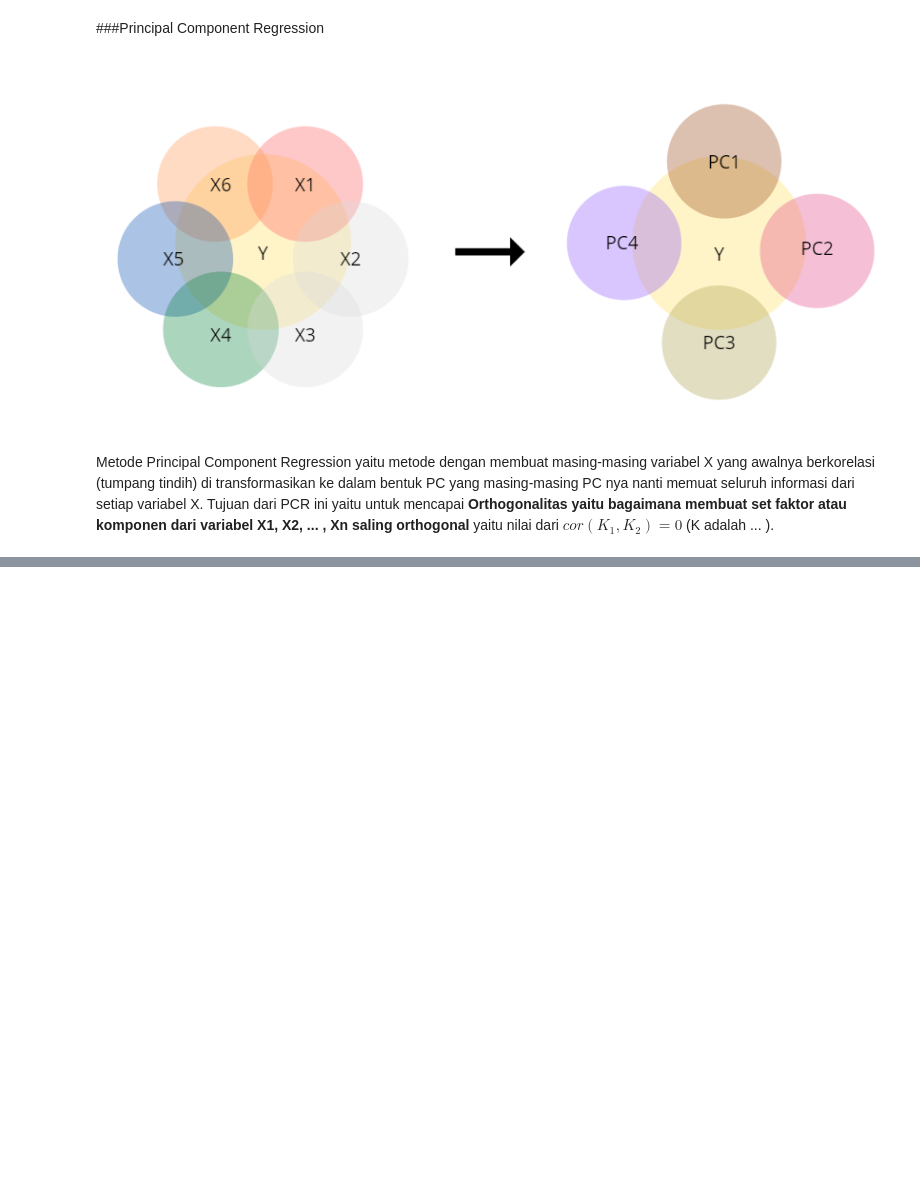
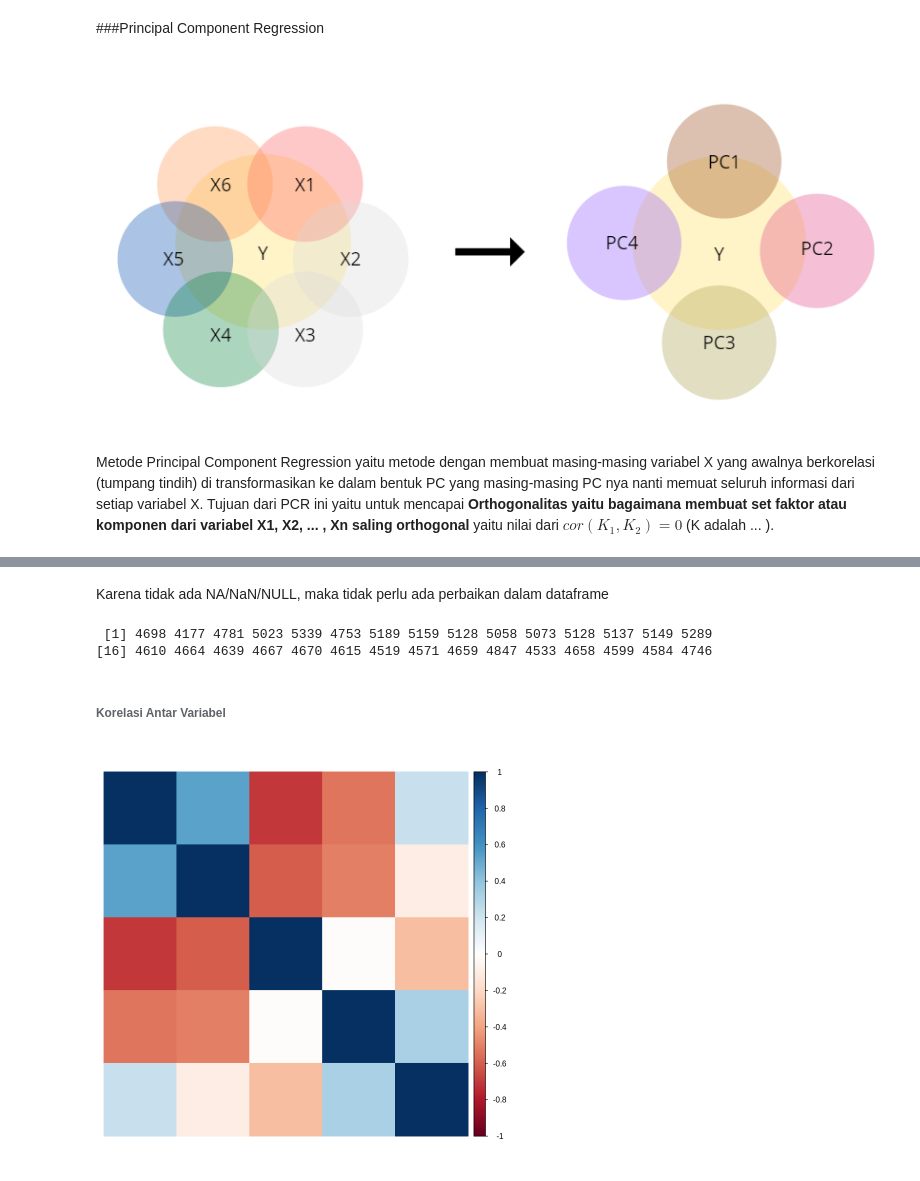
Before and after one commit to JuzmaFR/Analisis-Regresi-Catatan-Kuliah, a Jupyter notebook: Analisis Regresi.ipynb, the cells around one changed output, grey strips where cells are left out. Cells and saved outputs as stored; diff of their text form; code cells hidden in the pictures; blank space fills up the shorter version.

```diff
--- a/Analisis Regresi.ipynb
+++ b/Analisis Regresi.ipynb
@@ -241,0 +472,3 @@ ERROR: ignored
+# %%
+pm <- read.csv("Data PCR.csv")
+head(pm)
@@ -241,0 +485,9 @@ ERROR: ignored
+# %% [markdown]
+Karena tidak ada NA/NaN/NULL, maka tidak perlu ada perbaikan dalam dataframe
+# %%
+pm.y <- pm$CGV #CGV sebagai variabel Y
+pm$CGV <- NULL
+pm.y
+# %% [output]
+ [1] 4698 4177 4781 5023 5339 4753 5189 5159 5128 5058 5073 5128 5137 5149 5289
+[16] 4610 4664 4639 4667 4670 4615 4519 4571 4659 4847 4533 4658 4599 4584 4746
@@ -241,0 +497,7 @@ ERROR: ignored
+# %% [markdown]
+###### Korelasi Antar Variabel
+# %%
+res <- cor(pm, method="pearson")
+corrplot::corrplot(res, method= "color", order = "hclust", tl.pos = 'n')
+# %% [output]
+[figure, added]
```
Also changed, not shown: parts of 50 cells of this notebook.
